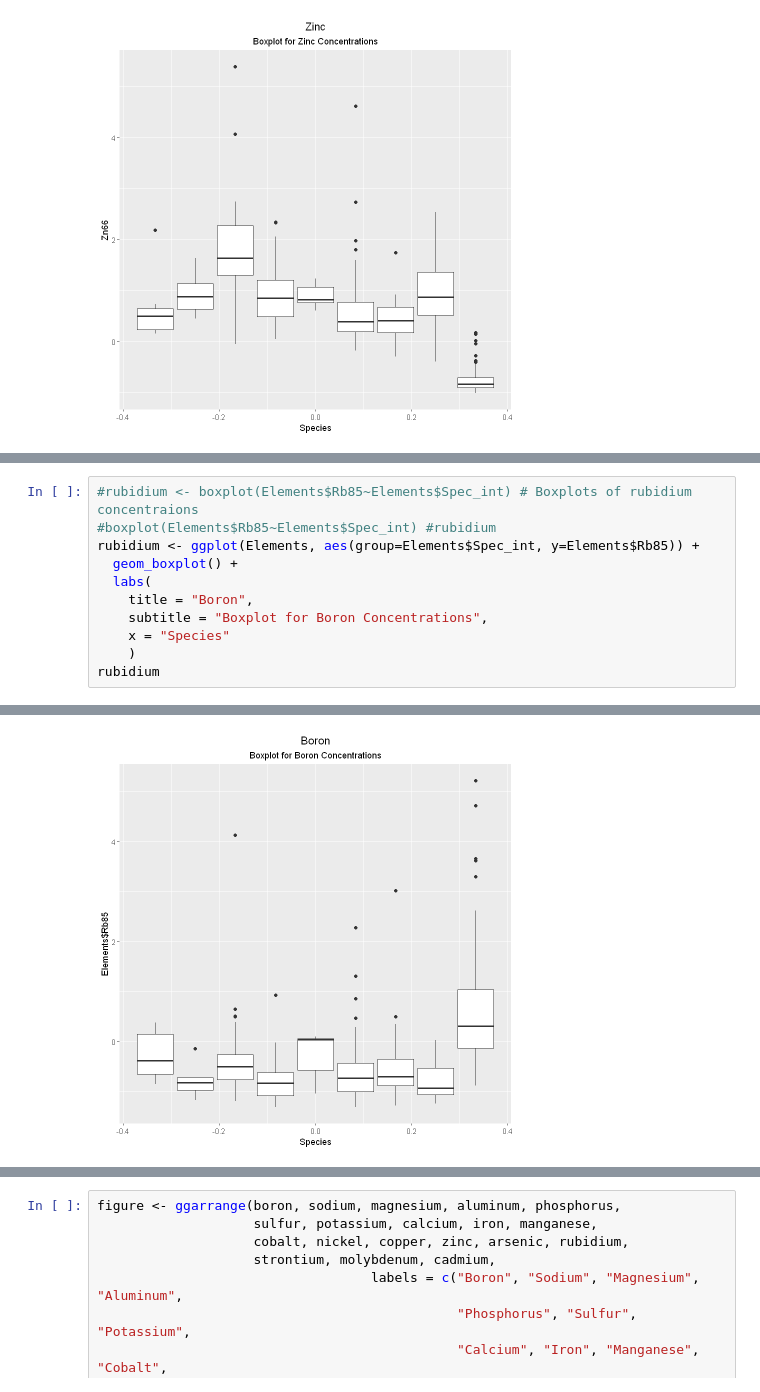
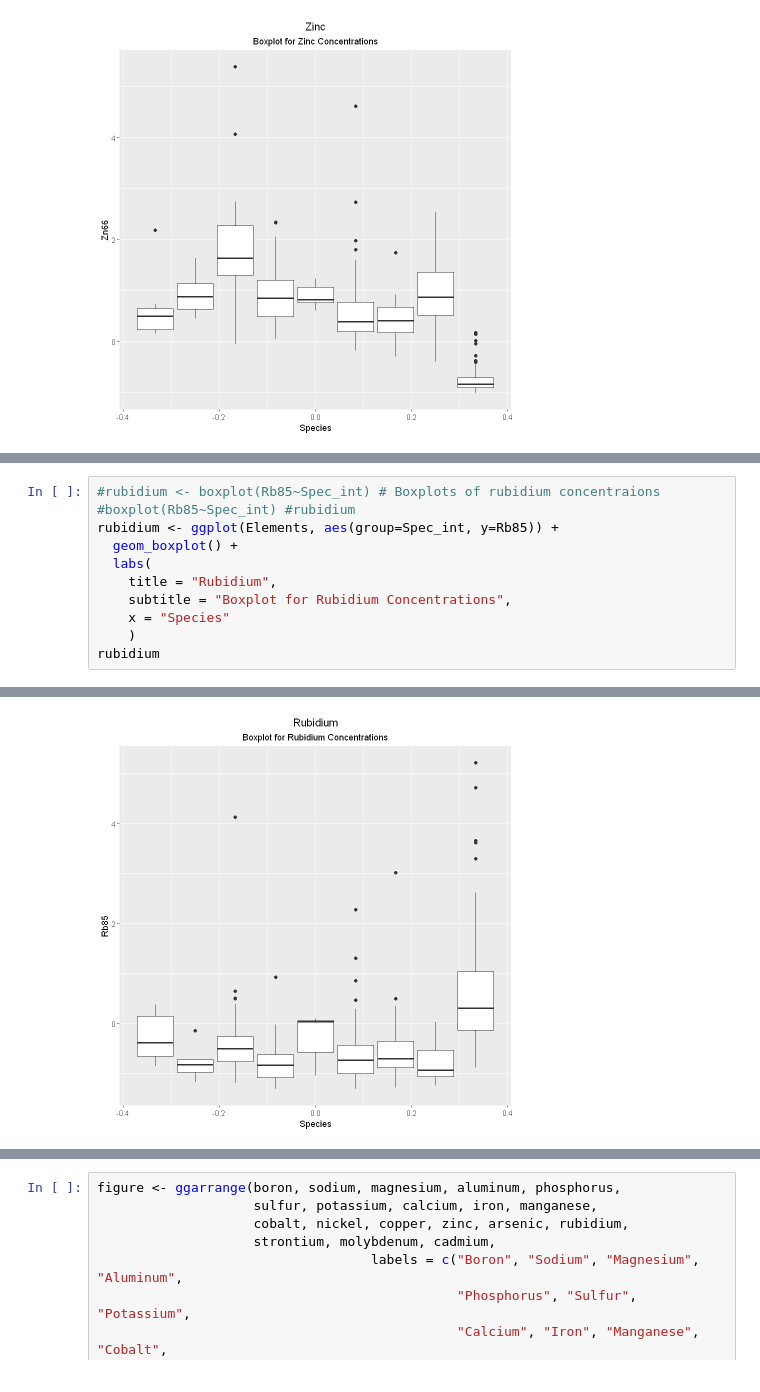
Before and after one commit to Kovacs-Lab/Aim-3, a Jupyter notebook: Ionomics/Boxplots.ipynb, the cells around one changed output, grey strips where cells are left out. Cells and saved outputs as stored; diff of their text form.

```diff
--- a/Ionomics/Boxplots.ipynb
+++ b/Ionomics/Boxplots.ipynb
@@ -273,11 +269,11 @@ Warning message:
 # %%
-#rubidium <- boxplot(Elements$Rb85~Elements$Spec_int) # Boxplots of rubidium concentraions
-#boxplot(Elements$Rb85~Elements$Spec_int) #rubidium
-rubidium <- ggplot(Elements, aes(group=Elements$Spec_int, y=Elements$Rb85)) +
+#rubidium <- boxplot(Rb85~Spec_int) # Boxplots of rubidium concentraions
+#boxplot(Rb85~Spec_int) #rubidium
+rubidium <- ggplot(Elements, aes(group=Spec_int, y=Rb85)) +
   geom_boxplot() +
   labs(
-    title = "Boron",
-    subtitle = "Boxplot for Boron Concentrations",
+    title = "Rubidium",
+    subtitle = "Boxplot for Rubidium Concentrations",
     x = "Species"
     )
 rubidium
@@ -289,2 +281,2 @@ Warning message:
-[figure, old version]
+[figure, new version]
 # %%
```
Also changed, not shown: parts of 5 cells of this notebook.
